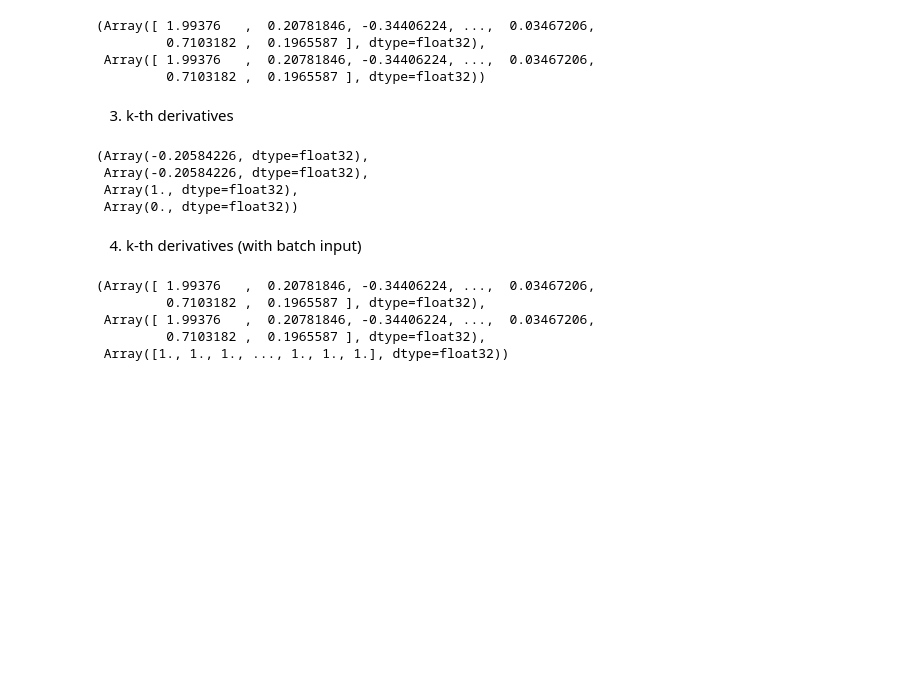
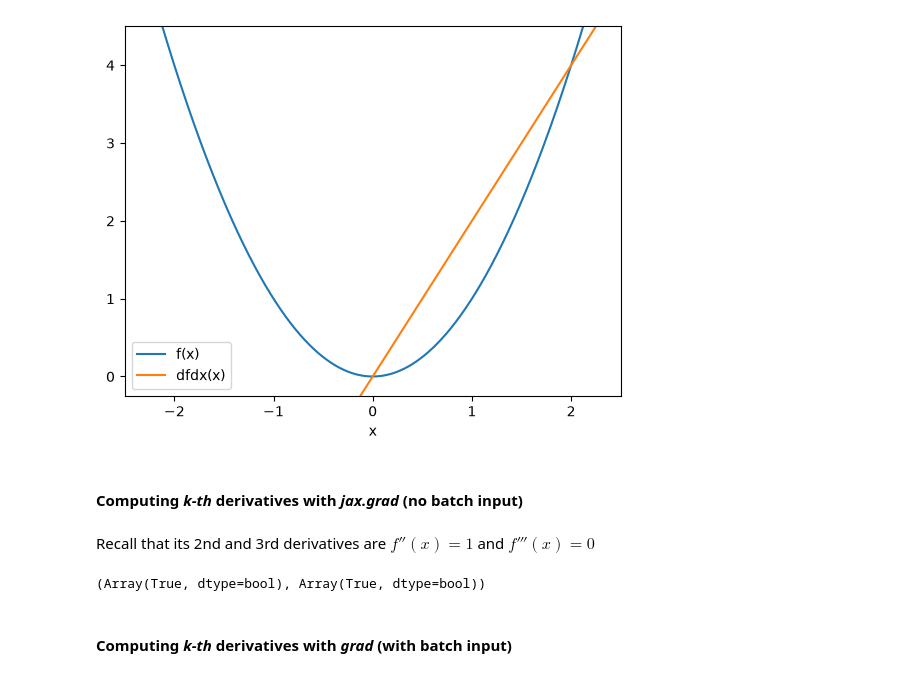
Before and after one commit to riberaborrell/playground-jax, a Jupyter notebook: notebooks/autodiff_1_real_functions.ipynb, the cells around one changed output. Saved outputs shown, nothing was run; the diff lists cells and outputs as text; code cells hidden in the pictures; blank space fills up the shorter version.

```diff
--- a/notebooks/autodiff_1_real_functions.ipynb
+++ b/notebooks/autodiff_1_real_functions.ipynb
@@ -22,7 +21,8 @@ batch_size = int(1e6)
 # %%
+# define function to differentiate
 def f(x):
-    return 0.5 * x**2
+    return x**2
 
-def der1_f(x):
-    return grad(f)(x)
+# define the derivative of the function f using jax.grad
+dfdx = jax.grad(f)
 # %%
@@ -46,2 +46,4 @@ def der1_f_vect(inputs):
 # %%
-x = random.normal(key, (batch_size,))
+# generate data
+batch_size = int(1e5)
+x = jnp.linspace(-3, 3, batch_size)
@@ -54,10 +56,15 @@ Wall time: 7.87 ms
 # %%
-x, grad_y
+# visualize
+plt.plot(x, f(x), label="f(x)")
+plt.plot(x, dfdx_vals, label="dfdx(x)")
+plt.xlim(-2.5, 2.5)
+plt.ylim(-0.25, 4.5)
+plt.xlabel("x")
+plt.legend();
 # %% [output]
-(Array([ 1.99376   ,  0.20781846, -0.34406224, ...,  0.03467206,
-         0.7103182 ,  0.1965587 ], dtype=float32),
- Array([ 1.99376   ,  0.20781846, -0.34406224, ...,  0.03467206,
-         0.7103182 ,  0.1965587 ], dtype=float32))
+[figure, added]
 # %% [markdown]
-3. k-th derivatives
+#### Computing _k-th_ derivatives with _jax.grad_ (no batch input)
+# %% [markdown]
+Recall that its 2nd and 3rd derivatives are $f''(x) = 1$ and $f'''(x) = 0$
 # %%
@@ -71,15 +74,11 @@ def der3_f(x):
 # %%
 # initialize input
-x = random.normal(key)
+x = jax.random.normal(key)
 
-# input, first, second and third derivative
-#x, grad(f)(x), grad(grad(f))(x), grad(grad(grad((f))))(x)
-x, der1_f(x), der2_f(x), der3_f(x)
+# check
+jnp.isclose(d2fdx2(x), 2.), jnp.isclose(d3fdx3(x), 0.)
 # %% [output]
-(Array(-0.20584226, dtype=float32),
- Array(-0.20584226, dtype=float32),
- Array(1., dtype=float32),
- Array(0., dtype=float32))
+(Array(True, dtype=bool), Array(True, dtype=bool))
 # %% [markdown]
-4. k-th derivatives (with batch input)
+#### Computing _k-th_ derivatives with _grad_ (with batch input)
 # %%
@@ -90,8 +95,0 @@ x = random.normal(key, (batch_size,))
-# %%
-x, der1_f_vect(x), der2_f_vect(x)
-# %% [output]
-(Array([ 1.99376   ,  0.20781846, -0.34406224, ...,  0.03467206,
-         0.7103182 ,  0.1965587 ], dtype=float32),
- Array([ 1.99376   ,  0.20781846, -0.34406224, ...,  0.03467206,
-         0.7103182 ,  0.1965587 ], dtype=float32),
- Array([1., 1., 1., ..., 1., 1., 1.], dtype=float32))
```
Also changed, not shown: parts of 17 cells of this notebook, 21 other files.
